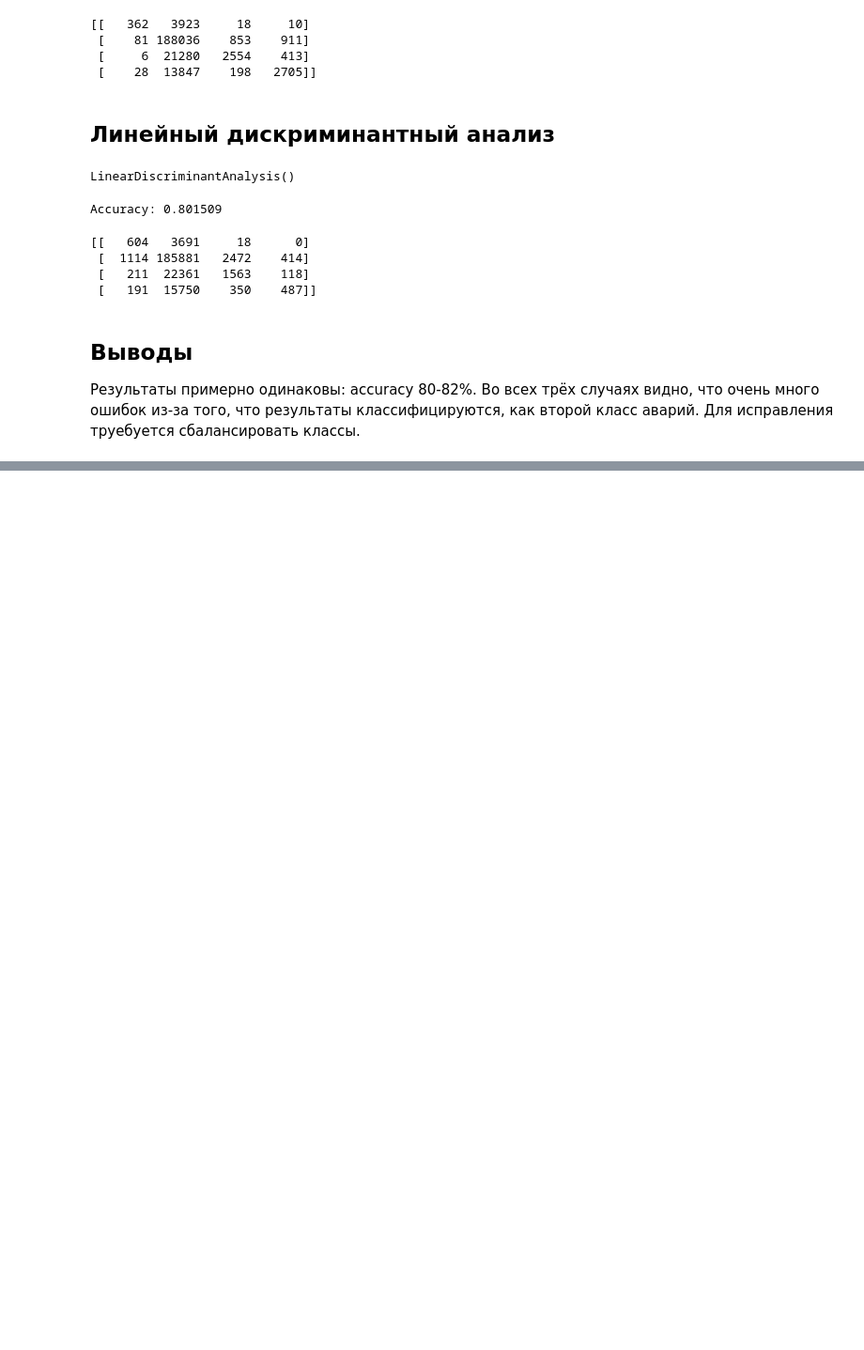
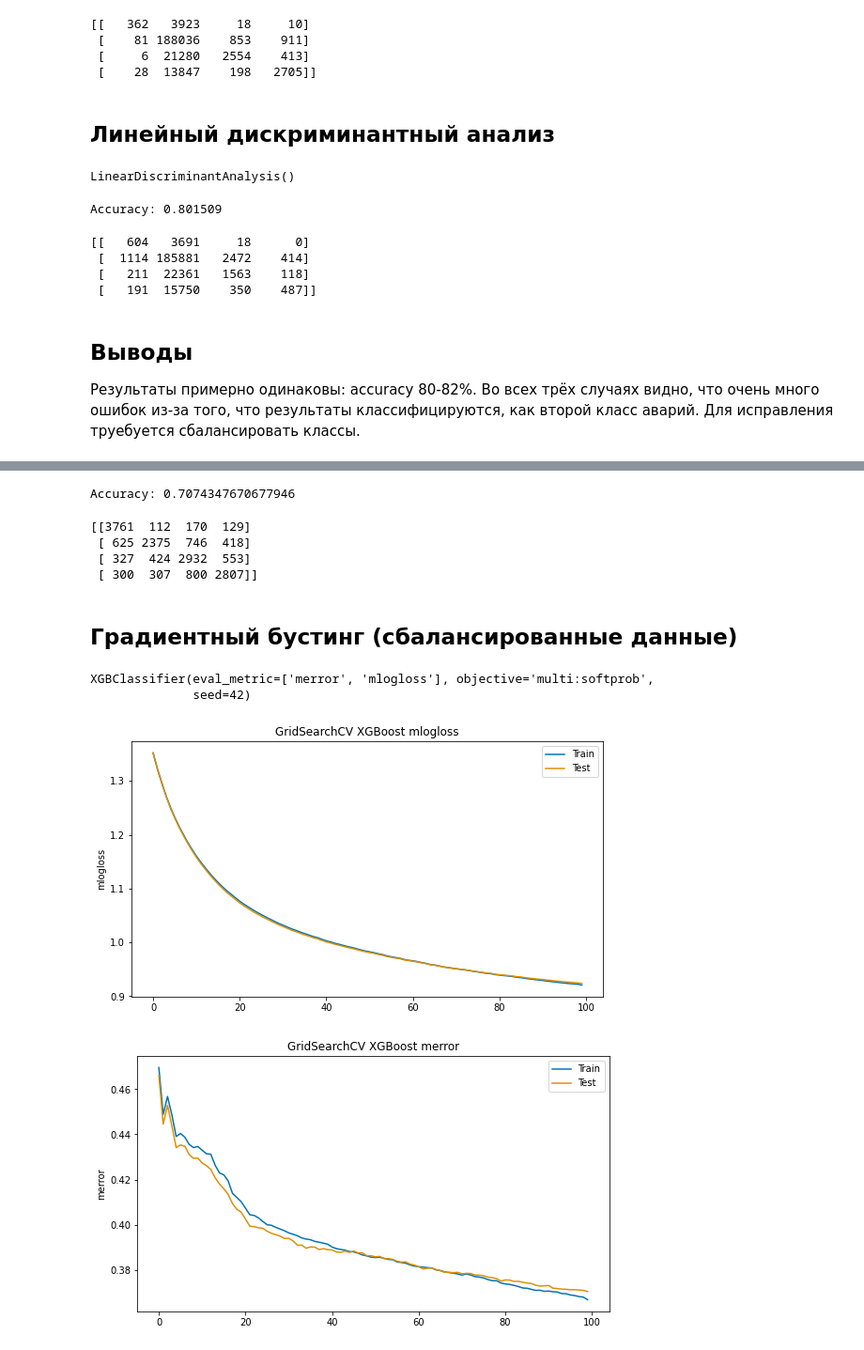
Before and after one commit to char16t/us-accidents, a Jupyter notebook: us_accidents.ipynb, the cells around one changed output, grey strips where cells are left out. Shown at 94% size. Drawn from its saved outputs; the diff is of its cells as text; code cells hidden in the pictures; blank space fills up the shorter version.

```diff
--- a/us_accidents.ipynb
+++ b/us_accidents.ipynb
@@ -1029,0 +1089,49 @@ print(metrics.confusion_matrix(y_test, y_pred))
+# %%
+print("Accuracy:",metrics.accuracy_score(y2_test, y2_pred))
+# %% [output]
+Accuracy: 0.7074347670677946
+# %%
+print(metrics.confusion_matrix(y2_test, y2_pred))
+# %% [output]
+[[3761  112  170  129]
+ [ 625 2375  746  418]
+ [ 327  424 2932  553]
+ [ 300  307  800 2807]]
+# %% [markdown]
+## Градиентный бустинг (сбалансированные данные)
+# %%
+import xgboost as xgb
+xgb_clf2 = xgb.XGBClassifier(objective='multi:softmax', eval_metric=['merror','mlogloss'], seed=42)
+xgb_clf2.fit(X2_train,
+            y2_train,
+            verbose=0,
+            eval_set=[(X2_train, y2_train), (X2_test, y2_test)])
+# %% [output]
+XGBClassifier(eval_metric=['merror', 'mlogloss'], objective='multi:softprob',
+              seed=42)
+# %%
+# preparing evaluation metric plots
+results = xgb_clf2.evals_result()
+epochs = len(results['validation_0']['mlogloss'])
+x_axis = range(0, epochs)
+
+# xgboost 'mlogloss' plot
+fig, ax = plt.subplots(figsize=(9,5))
+ax.plot(x_axis, results['validation_0']['mlogloss'], label='Train')
+ax.plot(x_axis, results['validation_1']['mlogloss'], label='Test')
+ax.legend()
+plt.ylabel('mlogloss')
+plt.title('GridSearchCV XGBoost mlogloss')
+plt.show()
+
+# xgboost 'merror' plot
+fig, ax = plt.subplots(figsize=(9,5))
+ax.plot(x_axis, results['validation_0']['merror'], label='Train')
+ax.plot(x_axis, results['validation_1']['merror'], label='Test')
+ax.legend()
+plt.ylabel('merror')
+plt.title('GridSearchCV XGBoost merror')
+plt.show()
+# %% [output]
+[figure, added]
+[figure, added]
```
Also changed, not shown: parts of 24 cells of this notebook.
